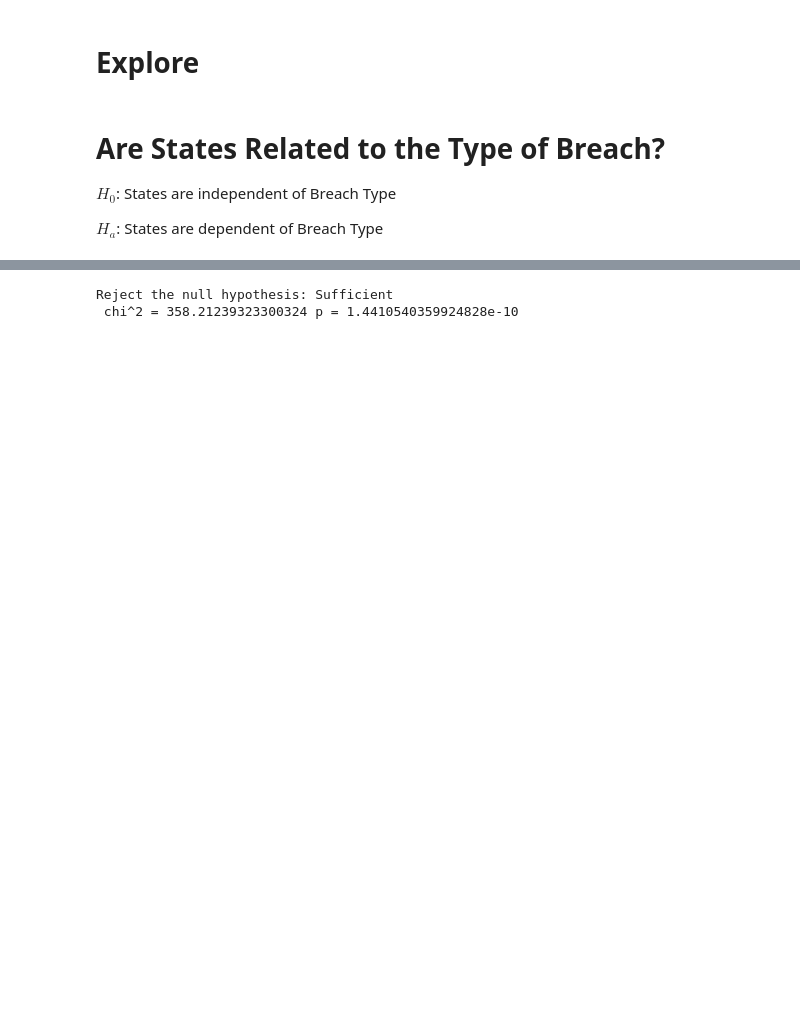
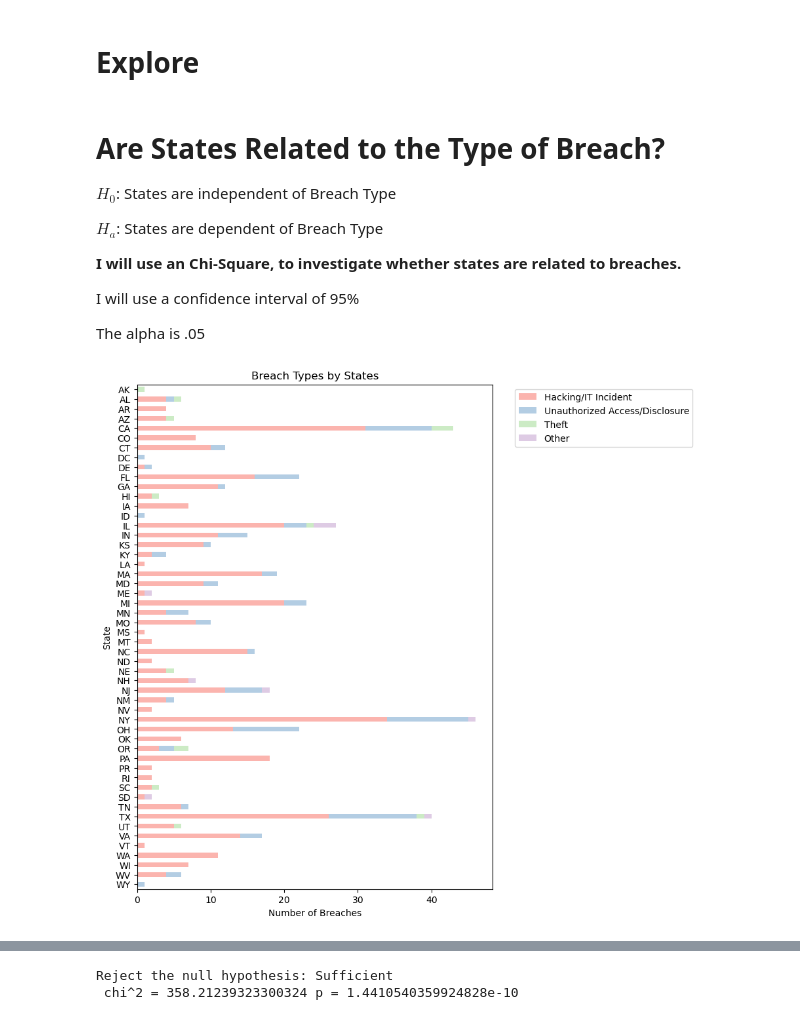
Before and after one commit to Keila-Camarillo/healthcare_breach, a Jupyter notebook: final_report.ipynb, the cells around one changed output, grey strips where cells are left out. Saved outputs shown, nothing was run; the diff lists cells and outputs as text; code cells hidden in the pictures; blank space fills up the shorter version.

```diff
--- a/final_report.ipynb
+++ b/final_report.ipynb
@@ -90,5 +76,24 @@ train.head()
 $H_0$: States are independent of Breach Type
 
 $H_a$: States are dependent of Breach Type
+
+**I will use an Chi-Square, to investigate whether states are related to breaches.**
+
+I will use a confidence interval of 95%
+
+The alpha is .05
 # %%
-statemap = train[["state", "breach_type"]]
+# Visualization of breaches and the number of occurences in different states
+loc_df = train.copy()
+e.plot_stacked_bar(
+    loc_df,
+    "state",
+    "breach_type",
+    "Breach Types by States",
+    "Number of Breaches",
+    "State",
+     limit=3,
+    figsize=(7,10)
+)
+# %% [output]
+[figure, added]
```
Also changed, not shown: parts of 40 cells of this notebook, 6 other files.
